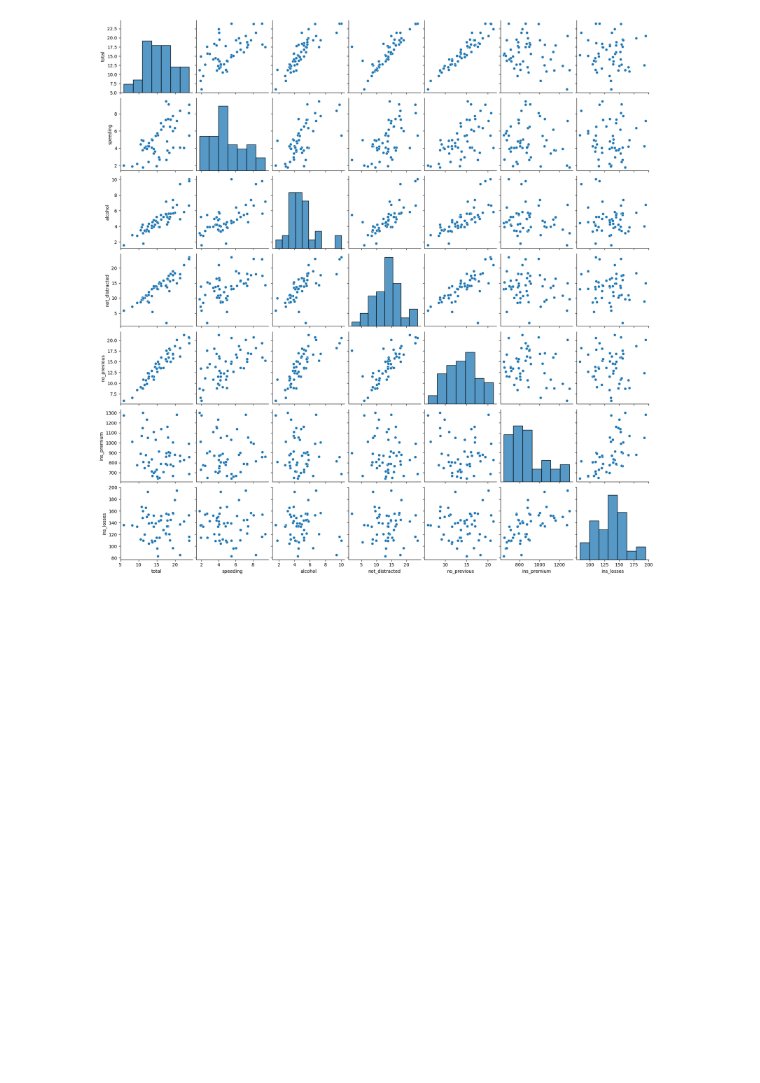
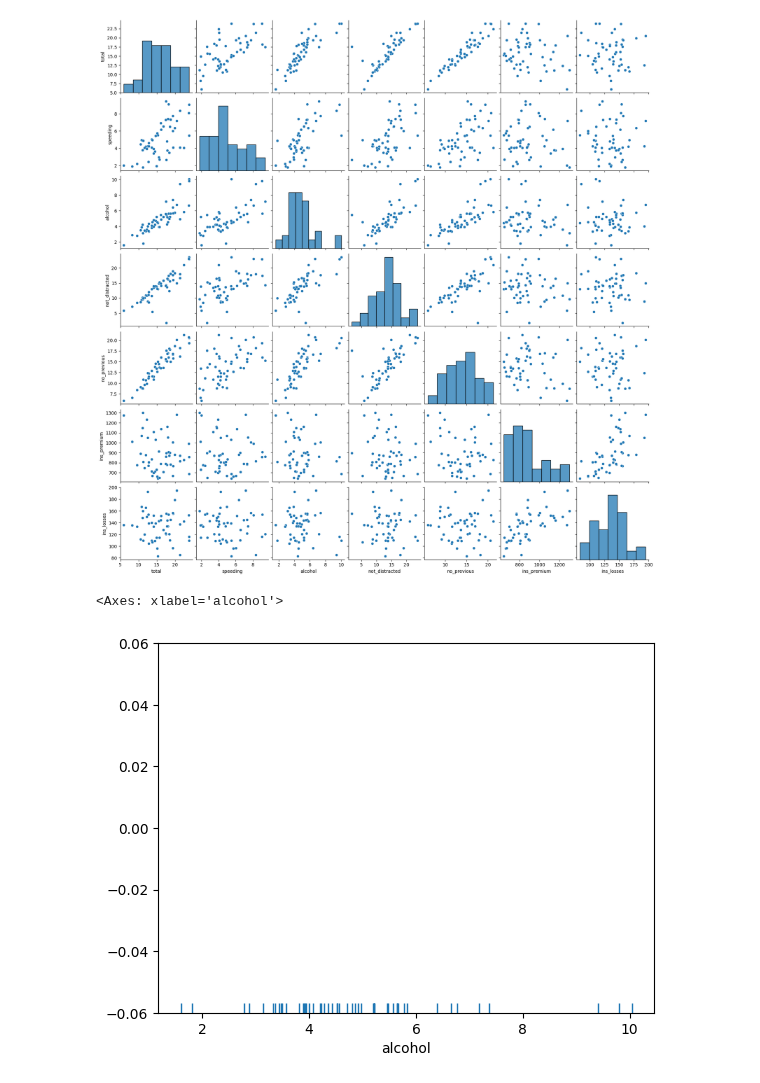
Before and after one commit to Sevinj-joy/Matplotlib_examples, a Jupyter notebook: Seaborn_examples.ipynb, the cells around one changed output. Saved outputs shown, nothing was run; the diff lists cells and outputs as text; code cells hidden in the pictures; blank space fills up the shorter version.

```diff
--- a/Seaborn_examples.ipynb
+++ b/Seaborn_examples.ipynb
@@ -94,3 +94,10 @@ sns.pairplot(crash_df)
 # %% [output]
 <seaborn.axisgrid.PairGrid at 0x...>
 [figure]
+# %%
+#RUG plot
+
+sns.rugplot(crash_df['alcohol'])
+# %% [output]
+<Axes: xlabel='alcohol'>
+[figure, added]
```
Also changed, not shown: parts of 13 cells of this notebook.
